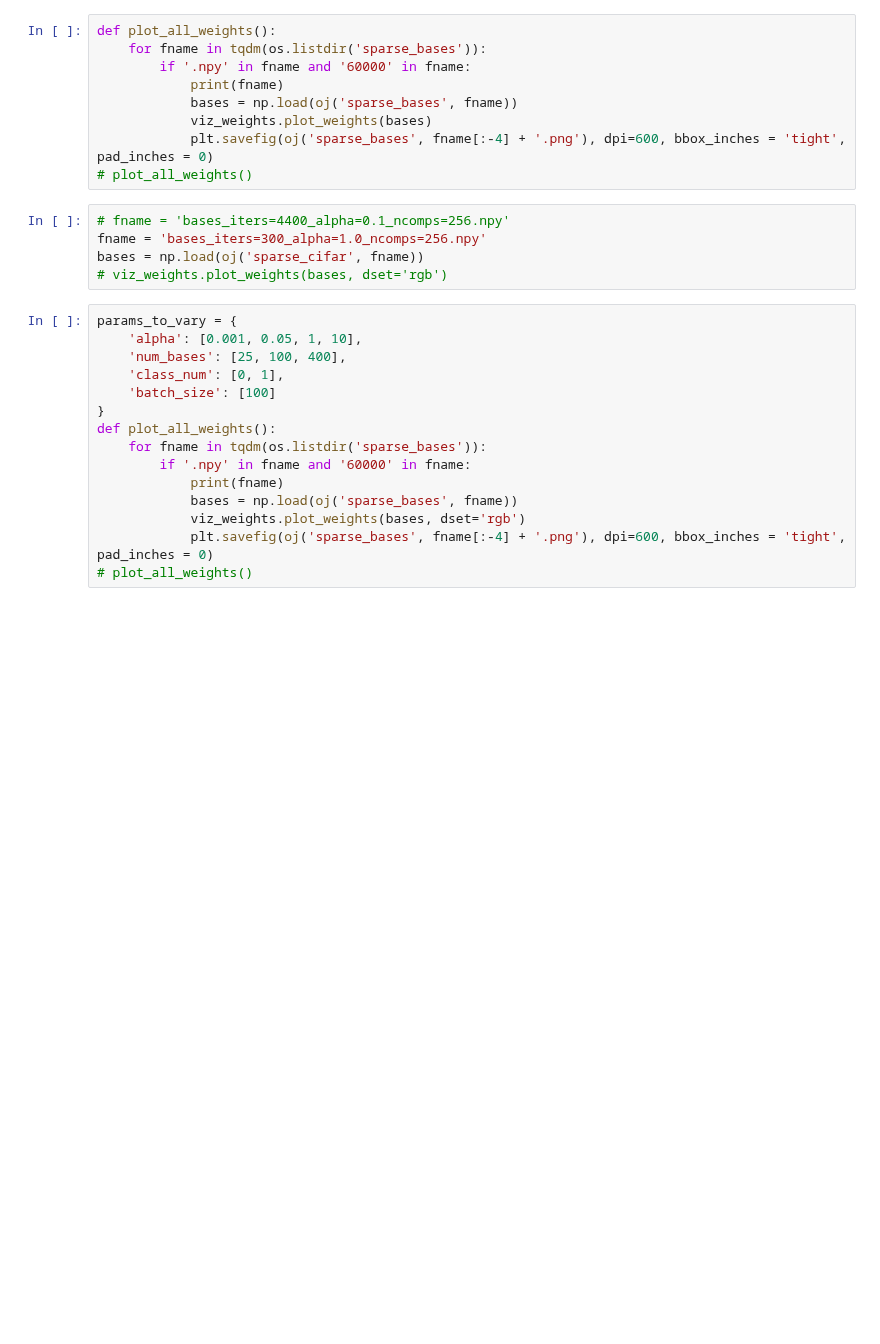
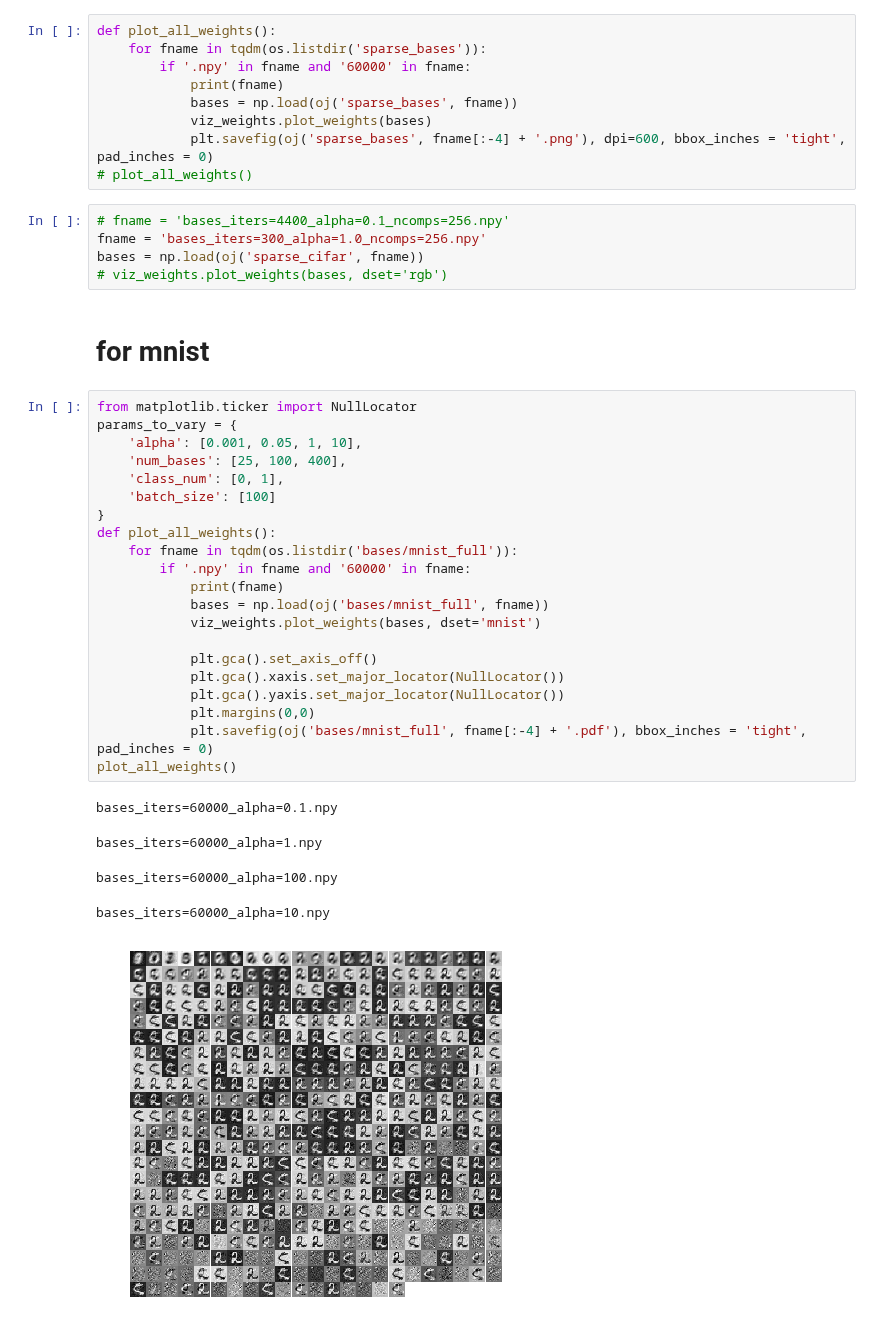
Before and after one commit to csinva/dnn-experiments, a Jupyter notebook: sparse_coding/sparse_coding_viz.ipynb, the cells around one changed output. Drawn from its saved outputs; the diff is of its cells as text; blank space fills up the shorter version.

Commit message:
pdf sparse basis figs

```diff
--- a/sparse_coding/sparse_coding_viz.ipynb
+++ b/sparse_coding/sparse_coding_viz.ipynb
@@ -37,18 +39,32 @@ def plot_all_weights():
 fname = 'bases_iters=300_alpha=1.0_ncomps=256.npy'
 bases = np.load(oj('sparse_cifar', fname))
 # viz_weights.plot_weights(bases, dset='rgb')
+# %% [markdown]
+# for mnist
 # %%
+from matplotlib.ticker import NullLocator
 params_to_vary = {
     'alpha': [0.001, 0.05, 1, 10],
     'num_bases': [25, 100, 400],
     'class_num': [0, 1],
     'batch_size': [100]
 }
 def plot_all_weights():
-    for fname in tqdm(os.listdir('sparse_bases')):
+    for fname in tqdm(os.listdir('bases/mnist_full')):
         if '.npy' in fname and '60000' in fname:
             print(fname)
-            bases = np.load(oj('sparse_bases', fname))
-            viz_weights.plot_weights(bases, dset='rgb')
-            plt.savefig(oj('sparse_bases', fname[:-4] + '.png'), dpi=600, bbox_inches = 'tight', pad_inches = 0)
-# plot_all_weights()
+            bases = np.load(oj('bases/mnist_full', fname))
+            viz_weights.plot_weights(bases, dset='mnist')
+
+            plt.gca().set_axis_off()
+            plt.gca().xaxis.set_major_locator(NullLocator())
+            plt.gca().yaxis.set_major_locator(NullLocator())
+            plt.margins(0,0)
+            plt.savefig(oj('bases/mnist_full', fname[:-4] + '.pdf'), bbox_inches = 'tight', pad_inches = 0)
+plot_all_weights()
+# %% [output]
+bases_iters=60000_alpha=0.1.npy
+bases_iters=60000_alpha=1.npy
+bases_iters=60000_alpha=100.npy
+bases_iters=60000_alpha=10.npy
+[figure, added]
```
Also changed, not shown: parts of 2 cells of this notebook, 3 other files.
